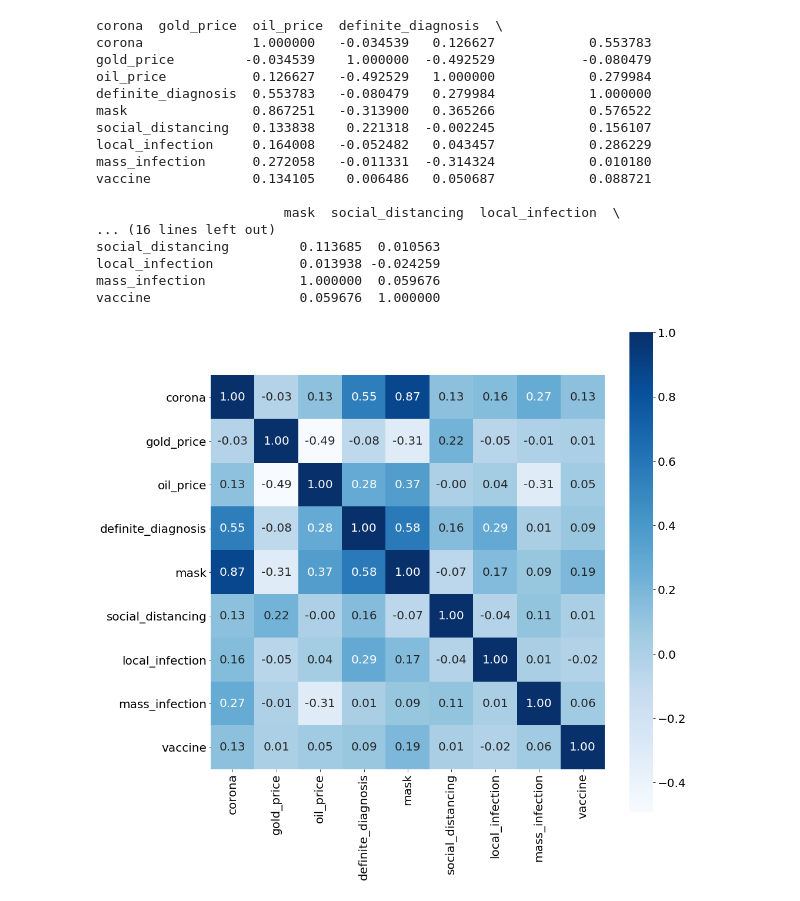
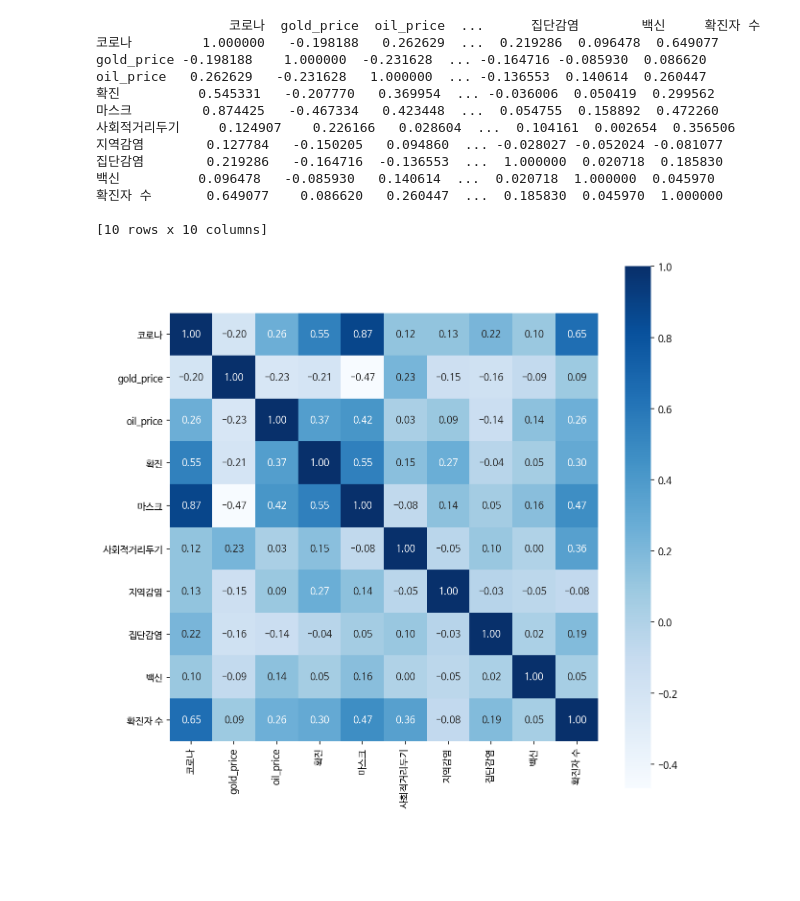
Before and after one commit to inuinseoul/2020teammate, a Jupyter notebook: covid_5ohyun.ipynb, the cells around one changed output. Cells and saved outputs as stored; diff of their text form; code cells hidden in the pictures; blank space fills up the shorter version.

```diff
--- a/covid_5ohyun.ipynb
+++ b/covid_5ohyun.ipynb
@@ -130,14 +116,0 @@ over=over[over.start_date.dt.year >= 2020].reset_index(drop=True)
-# %%
-# print(df1.head())
-# print(gold.head())
-# print(oil.head())
-# print(over.head())
-
-
-df2=df1.merge(gold,on='date',how='inner')
-df3=df2.merge(oil,on='date',how='inner')
-df4=df3.merge(df10,on='date',how='inner')
-final_data=df4.merge(df100,on='date',how='inner')
-
-
-print(final_data)
@@ -182,5 +117,4 @@ memory usage: 14.4+ KB
 # %%
-# final_data=df3.drop('date',axis=1)
 
 final_data['코로나']= final_data['코로나'].astype('float')
 
@@ -197,20 +131,15 @@ final_data['사회적거리두기']= final_data['사회적거리두기'].astype(
 final_data['지역감염']= final_data['지역감염'].astype('float')
 final_data['집단감염']= final_data['집단감염'].astype('float')
 final_data['백신']= final_data['백신'].astype('float')
+final_data['count']= final_data['count'].astype('float')
 # %%
 final_data.describe()
 final_data[final_data.oil_price == 0]
 final_data= final_data.drop([82])
 final_data.reset_index(drop=True,inplace=True)
-# %%
-final_data=final_data.rename(columns={'코로나' : 'corona',
-                            '확진' :'definite_diagnosis',
-                            '마스크': 'mask',
-                            '백신':'vaccine',
-                            '집단감염':'mass_infection',
-                            '지역감염':'local_infection',
-                            '사회적거리두기':'social_distancing'
-                            })
+# %%
+final_data=final_data.rename(columns={'count' : '확진자 수'
+                            })
 # %%
 final_data2=final_data.drop('date',axis=1)
 
@@ -229,27 +159,23 @@ dtype: object
 # %%
 corr = final_data2.corr(method = 'pearson')
 print(corr)
-plt.figure(figsize=(15, 15))
-df_heatmap = sns.heatmap(corr, cbar = True, annot = True, annot_kws={'size' : 20}, fmt = '.2f', square = True, cmap = 'Blues')
+plt.figure(figsize=(10, 10))
+df_heatmap = sns.heatmap(corr, cbar = True, annot = True, annot_kws={'size' : 10}, fmt = '.2f', square = True, cmap = 'Blues')
 # %% [output]
-corona  gold_price  oil_price  definite_diagnosis  \
-corona              1.000000   -0.034539   0.126627            0.553783
-gold_price         -0.034539    1.000000  -0.492529           -0.080479
-oil_price           0.126627   -0.492529   1.000000            0.279984
-definite_diagnosis  0.553783   -0.080479   0.279984            1.000000
-mask                0.867251   -0.313900   0.365266            0.576522
-social_distancing   0.133838    0.221318  -0.002245            0.156107
-local_infection     0.164008   -0.052482   0.043457            0.286229
-mass_infection      0.272058   -0.011331  -0.314324            0.010180
-vaccine             0.134105    0.006486   0.050687            0.088721
+                 코로나  gold_price  oil_price  ...      집단감염        백신     확진자 수
+코로나         1.000000   -0.198188   0.262629  ...  0.219286  0.096478  0.649077
+gold_price -0.198188    1.000000  -0.231628  ... -0.164716 -0.085930  0.086620
+oil_price   0.262629   -0.231628   1.000000  ... -0.136553  0.140614  0.260447
+확진          0.545331   -0.207770   0.369954  ... -0.036006  0.050419  0.299562
+마스크         0.874425   -0.467334   0.423448  ...  0.054755  0.158892  0.472260
+사회적거리두기     0.124907    0.226166   0.028604  ...  0.104161  0.002654  0.356506
+지역감염        0.127784   -0.150205   0.094860  ... -0.028027 -0.052024 -0.081077
+집단감염        0.219286   -0.164716  -0.136553  ...  1.000000  0.020718  0.185830
+백신          0.096478   -0.085930   0.140614  ...  0.020718  1.000000  0.045970
+확진자 수       0.649077    0.086620   0.260447  ...  0.185830  0.045970  1.000000
 
-                        mask  social_distancing  local_infection  \
-... (16 lines left out)
-social_distancing         0.113685  0.010563
-local_infection           0.013938 -0.024259
-mass_infection            1.000000  0.059676
-vaccine                   0.059676  1.000000
+[10 rows x 10 columns]
-[figure, old version]
+[figure, new version]
 # %%
 scaler = StandardScaler()
 X = scaler.fit_transform(final_data2)
```
Also changed, not shown: parts of 54 cells of this notebook.
